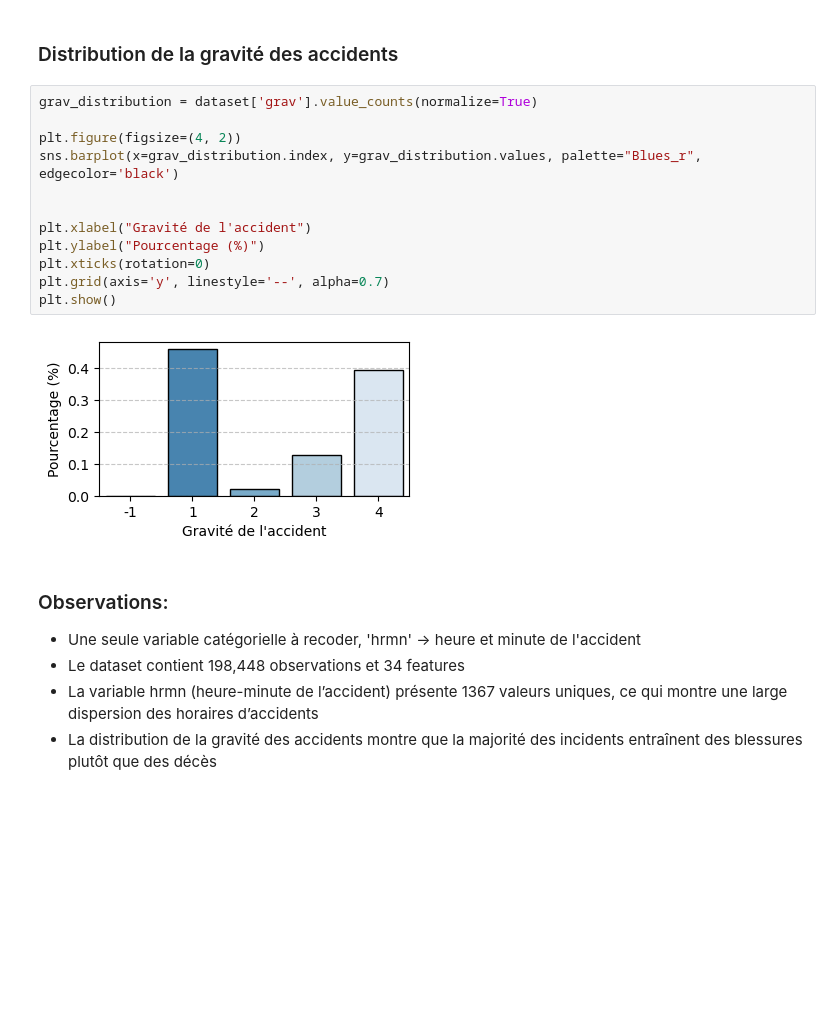
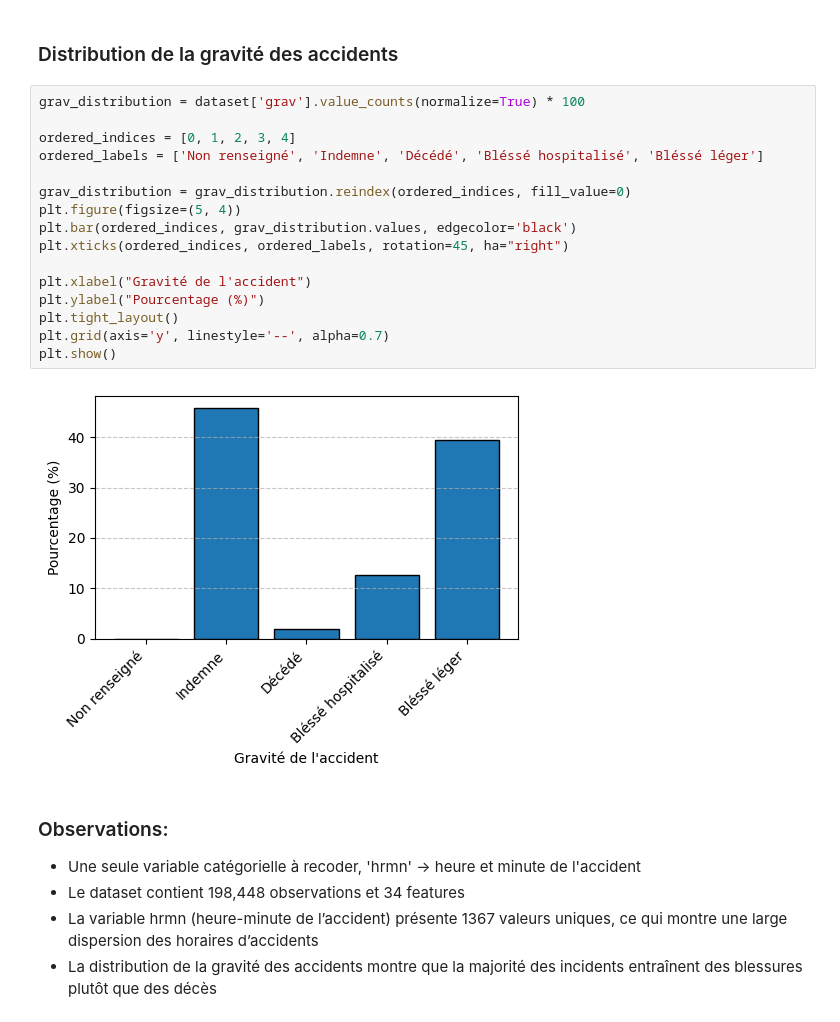
Before and after one commit to Thibo0/projet_ml_m1, a Jupyter notebook: projet.ipynb, the cells around one changed output. Cells and saved outputs as stored; diff of their text form; blank space fills up the shorter version.

```diff
--- a/projet.ipynb
+++ b/projet.ipynb
@@ -59,19 +59,23 @@ print(unique_hrmn)
 # %% [markdown]
 ### Distribution de la gravité des accidents
 # %%
-grav_distribution = dataset['grav'].value_counts(normalize=True)
+grav_distribution = dataset['grav'].value_counts(normalize=True) * 100
 
-plt.figure(figsize=(4, 2))
-sns.barplot(x=grav_distribution.index, y=grav_distribution.values, palette="Blues_r", edgecolor='black')
+ordered_indices = [0, 1, 2, 3, 4]
+ordered_labels = ['Non renseigné', 'Indemne', 'Décédé', 'Bléssé hospitalisé', 'Bléssé léger']
 
+grav_distribution = grav_distribution.reindex(ordered_indices, fill_value=0)
+plt.figure(figsize=(5, 4))
+plt.bar(ordered_indices, grav_distribution.values, edgecolor='black')
+plt.xticks(ordered_indices, ordered_labels, rotation=45, ha="right")
 
 plt.xlabel("Gravité de l'accident")
 plt.ylabel("Pourcentage (%)")
-plt.xticks(rotation=0)
+plt.tight_layout()
 plt.grid(axis='y', linestyle='--', alpha=0.7)
 plt.show()
 # %% [output]
-[figure, old version]
+[figure, new version]
 # %% [markdown]
 ### Observations:
 * Une seule variable catégorielle à recoder, 'hrmn' -> heure et minute de l'accident
```
Also changed, not shown: parts of 6 cells of this notebook.
